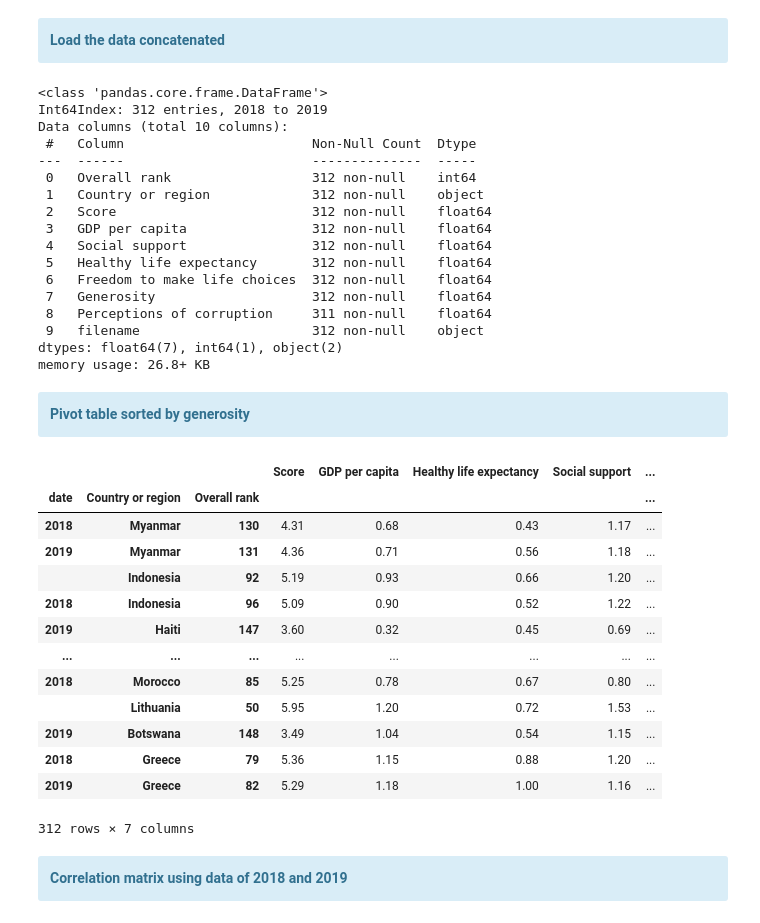
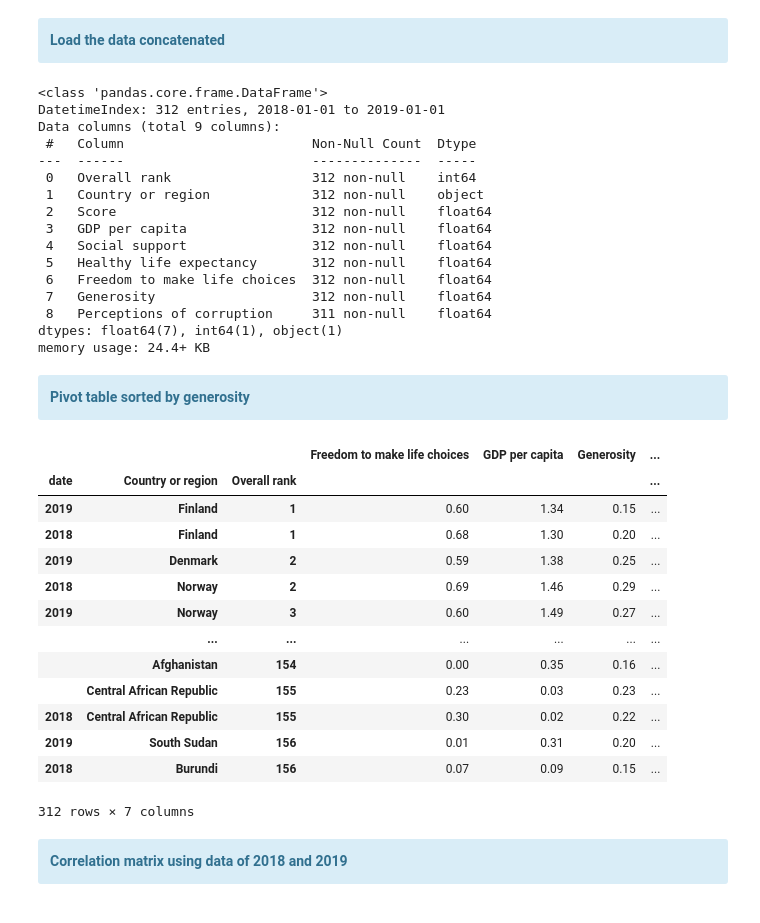
Before and after one commit to Empanator/World_Happiness_Report, a Jupyter notebook: World Happiness Report.ipynb, the cells around one changed output. Cells and saved outputs as stored; diff of their text form; code cells hidden in the pictures.

```diff
--- a/World Happiness Report.ipynb
+++ b/World Happiness Report.ipynb
@@ -53,19 +36,22 @@ df = pd.concat((pd.read_csv(file).assign(filename = file) for file in Happiness)
 df['filename'].replace({'World Happiness Report - 2018.csv': '2018',
                         'World Happiness Report - 2019.csv': '2019'}, inplace = True)
 
-# Convert object to integer
-df['date'] = df['filename'].astype(str).astype(int)
+# Convert to datetime, it could use just the filename variable
+df['date'] = pd.to_datetime(df['filename'], format = '%Y')
 
-# Convert integer to datetime
-df['date'] = pd.to_datetime(df['date'], format = '%Y').dt.year
+# Take the year from datetime
+# df['year'] = df['date'].dt.year
 
 df.set_index('date', inplace = True)
 df.sort_index(inplace = True)
+
+df.drop(['filename'], axis = 1, inplace = True)
+
 df.info()
 # %% [output]
 <class 'pandas.core.frame.DataFrame'>
-Int64Index: 312 entries, 2018 to 2019
-Data columns (total 10 columns):
+DatetimeIndex: 312 entries, 2018-01-01 to 2019-01-01
+Data columns (total 9 columns):
  #   Column                        Non-Null Count  Dtype
 ---  ------                        --------------  -----
  0   Overall rank                  312 non-null    int64
@@ -77,40 +63,35 @@ Data columns (total 10 columns):
  6   Freedom to make life choices  312 non-null    float64
  7   Generosity                    312 non-null    float64
  8   Perceptions of corruption     311 non-null    float64
- 9   filename                      312 non-null    object
-dtypes: float64(7), int64(1), object(2)
-memory usage: 26.8+ KB
+dtypes: float64(7), int64(1), object(1)
+memory usage: 24.4+ KB
 # %% [markdown]
 <div class="alert alert-block alert-info">
 <b>Pivot table sorted by generosity</b>
 </div>
 # %%
-pivot_all = pd.pivot_table(df, index =  [ df.index, 'Country or region', 'Overall rank'],
+pivot_all = pd.pivot_table(df, index =  [ df.index.year, 'Country or region', 'Overall rank'],
                                values = ['Score', 'GDP per capita','Healthy life expectancy',
                                          'Social support', 'Freedom to make life choices',
                                          'Generosity', 'Perceptions of corruption'])
 
-pivot_all = pivot_all[['Score', 'GDP per capita','Healthy life expectancy',
-                               'Social support', 'Freedom to make life choices',
-                               'Generosity', 'Perceptions of corruption']]
-
-pivot_all = pivot_all.sort_values(by = ['Generosity'], ascending = False)
+pivot_all = pivot_all.sort_values(by = ['Overall rank'], ascending = True)
 
 pivot_all
 # %% [output]
-|  |  |  | Score | GDP per capita | Healthy life expectancy | Social support | ... |
-| date | Country or region | Overall rank |  |  |  |  | ... |
-| 2018 | Myanmar | 130 | 4.31 | 0.68 | 0.43 | 1.17 | ... |
-| 2019 | Myanmar | 131 | 4.36 | 0.71 | 0.56 | 1.18 | ... |
-|  | Indonesia | 92 | 5.19 | 0.93 | 0.66 | 1.20 | ... |
-| 2018 | Indonesia | 96 | 5.09 | 0.90 | 0.52 | 1.22 | ... |
-| 2019 | Haiti | 147 | 3.60 | 0.32 | 0.45 | 0.69 | ... |
-| ... | ... | ... | ... | ... | ... | ... | ... |
-| 2018 | Morocco | 85 | 5.25 | 0.78 | 0.67 | 0.80 | ... |
-|  | Lithuania | 50 | 5.95 | 1.20 | 0.72 | 1.53 | ... |
-| 2019 | Botswana | 148 | 3.49 | 1.04 | 0.54 | 1.15 | ... |
-| 2018 | Greece | 79 | 5.36 | 1.15 | 0.88 | 1.20 | ... |
-| 2019 | Greece | 82 | 5.29 | 1.18 | 1.00 | 1.16 | ... |
+|  |  |  | Freedom to make life choices | GDP per capita | Generosity | ... |
+| date | Country or region | Overall rank |  |  |  | ... |
+| 2019 | Finland | 1 | 0.60 | 1.34 | 0.15 | ... |
+| 2018 | Finland | 1 | 0.68 | 1.30 | 0.20 | ... |
+| 2019 | Denmark | 2 | 0.59 | 1.38 | 0.25 | ... |
+| 2018 | Norway | 2 | 0.69 | 1.46 | 0.29 | ... |
+| 2019 | Norway | 3 | 0.60 | 1.49 | 0.27 | ... |
+|  | ... | ... | ... | ... | ... | ... |
+|  | Afghanistan | 154 | 0.00 | 0.35 | 0.16 | ... |
+|  | Central African Republic | 155 | 0.23 | 0.03 | 0.23 | ... |
+| 2018 | Central African Republic | 155 | 0.30 | 0.02 | 0.22 | ... |
+| 2019 | South Sudan | 156 | 0.01 | 0.31 | 0.20 | ... |
+| 2018 | Burundi | 156 | 0.07 | 0.09 | 0.15 | ... |
 312 rows × 7 columns
 # %% [markdown]
 <div class="alert alert-block alert-info">
```
Also changed, not shown: parts of 14 cells of this notebook.
